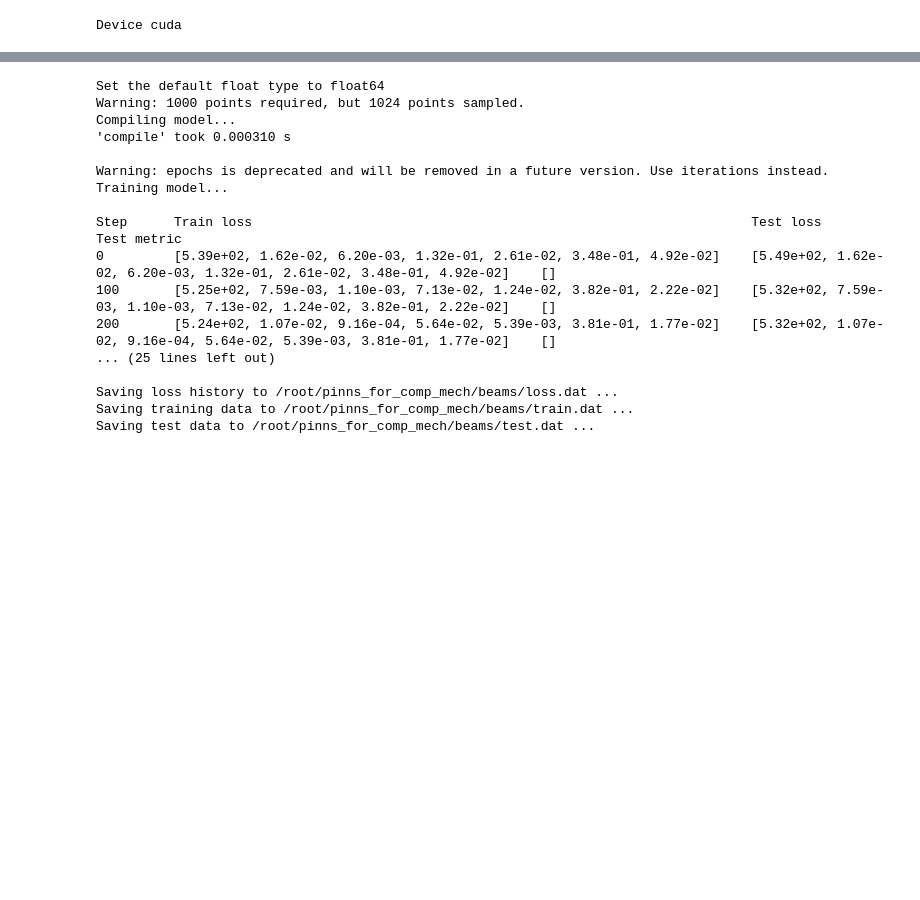
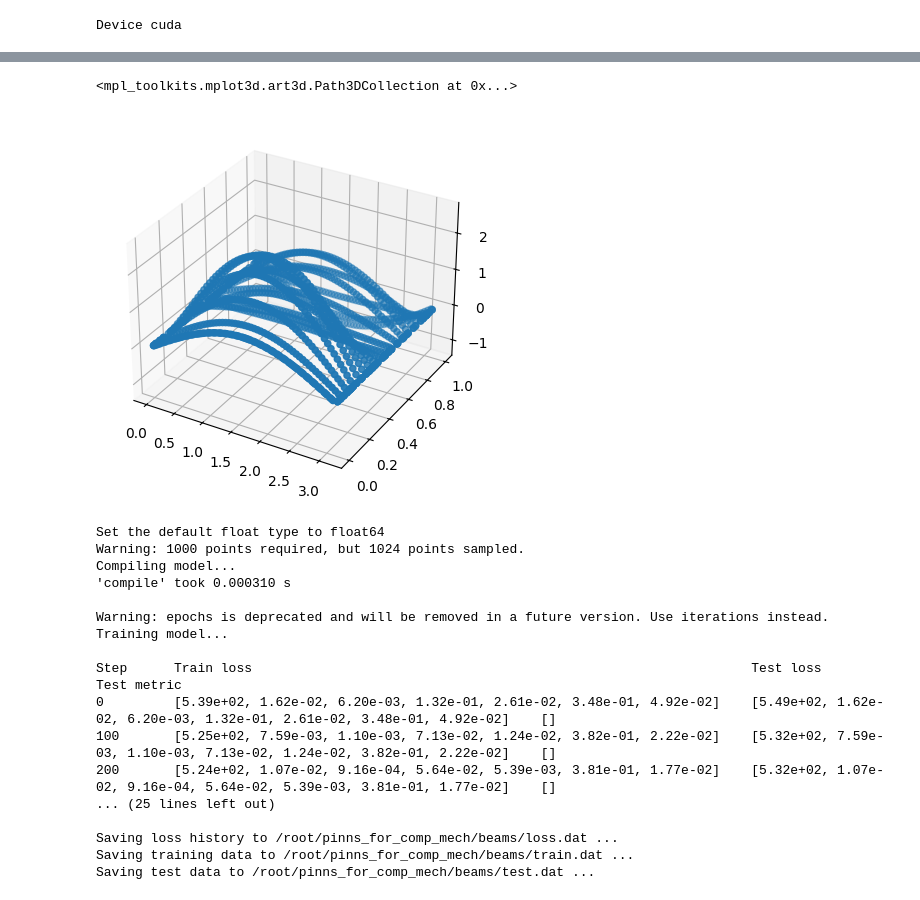
Before and after one commit to phfranz/pinns_for_comp_mech, a Jupyter notebook: beams/Euler_beam_notebook.ipynb, the cells around one changed output, grey strips where cells are left out. Saved outputs shown, nothing was run; the diff lists cells and outputs as text; code cells hidden in the pictures; blank space fills up the shorter version.

```diff
--- a/beams/Euler_beam_notebook.ipynb
+++ b/beams/Euler_beam_notebook.ipynb
@@ -175,3 +239,13 @@ for i in range(2):
+# %%
+best_y_test = np.loadtxt("best_test_state.dat")
+
+best_y_test.shape
+
+fig, ax = plt.subplots(subplot_kw={"projection": "3d"})
+ax.scatter(best_y_test[:,0], best_y_test[:,1], best_y_test[:,2])
+# %% [output]
+<mpl_toolkits.mplot3d.art3d.Path3DCollection at 0x...>
+[figure, added]
 # %%
 def pde_new(x, y):
 
```
Also changed, not shown: parts of 5 cells of this notebook.
